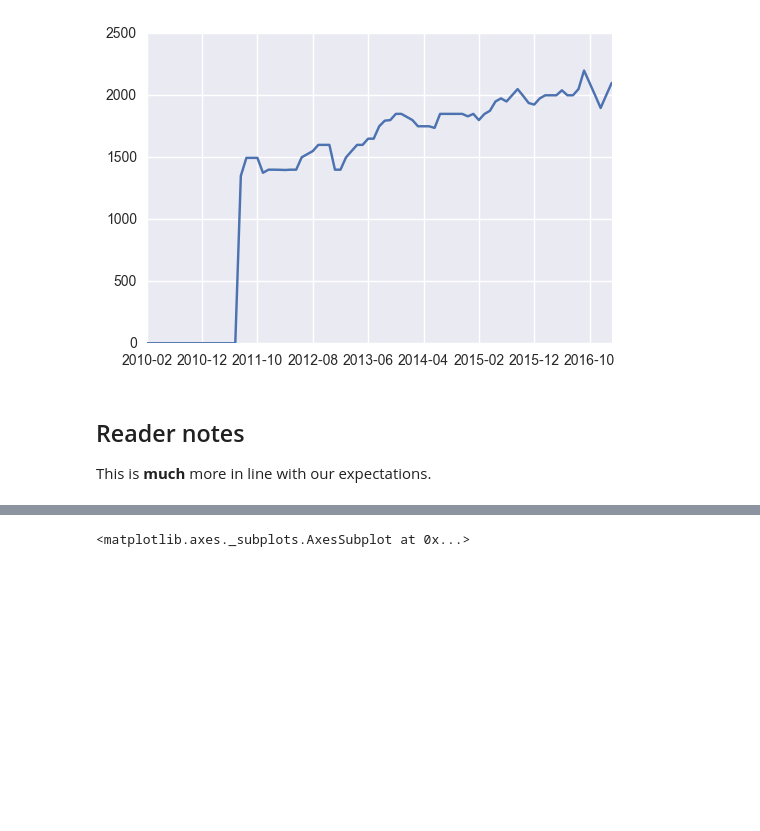
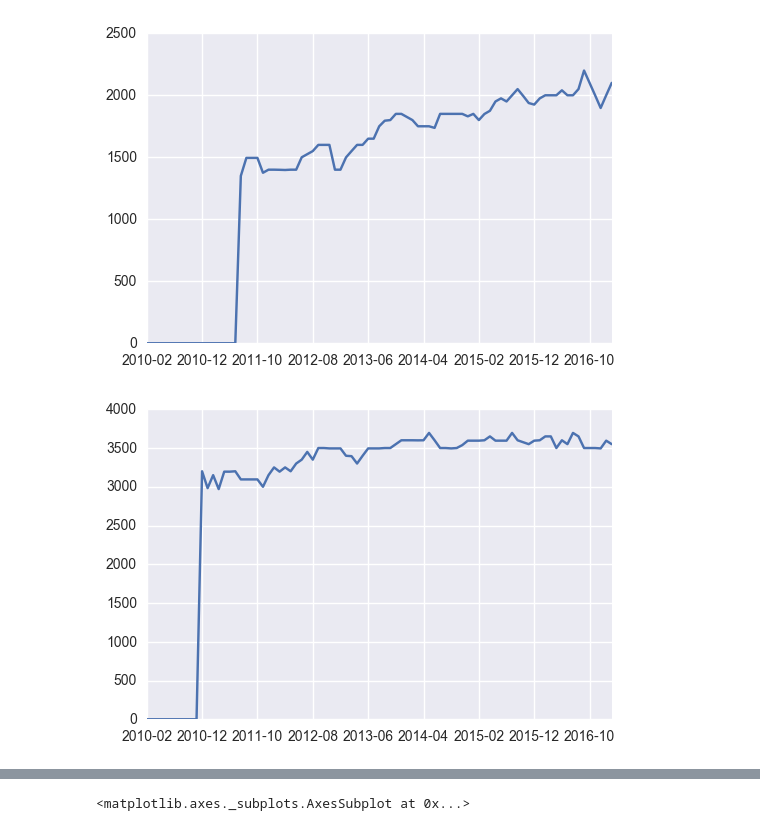
Before and after one commit to carlsednaoui/thinkful-data-science, a Jupyter notebook: coursework/unit_1_project/zillow.ipynb, the cells around one changed output, grey strips where cells are left out. Cells and saved outputs as stored; diff of their text form; code cells hidden in the pictures; blank space fills up the shorter version.

```diff
--- a/coursework/unit_1_project/zillow.ipynb
+++ b/coursework/unit_1_project/zillow.ipynb
@@ -247,6 +249,7 @@ rental_1_room = rental_1_room.fillna(0)
 bushwick = rental_1_room.loc['Bushwick'].plot()
 # %% [output]
 [figure]
-# %% [markdown]
-## Reader notes
-This is **much** more in line with our expectations.
+# %%
+west_village = rental_1_room.loc["West Village"].plot()
+# %% [output]
+[figure, added]
```
Also changed, not shown: parts of 2 cells of this notebook.
